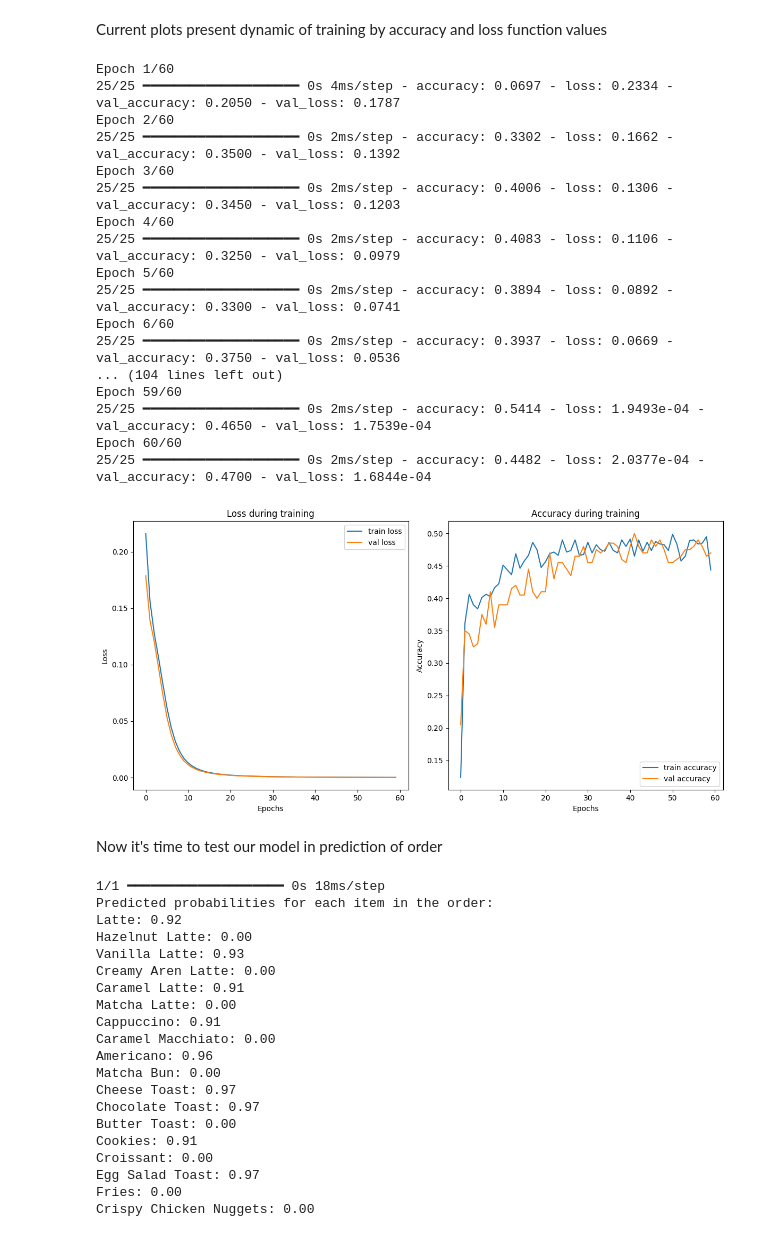
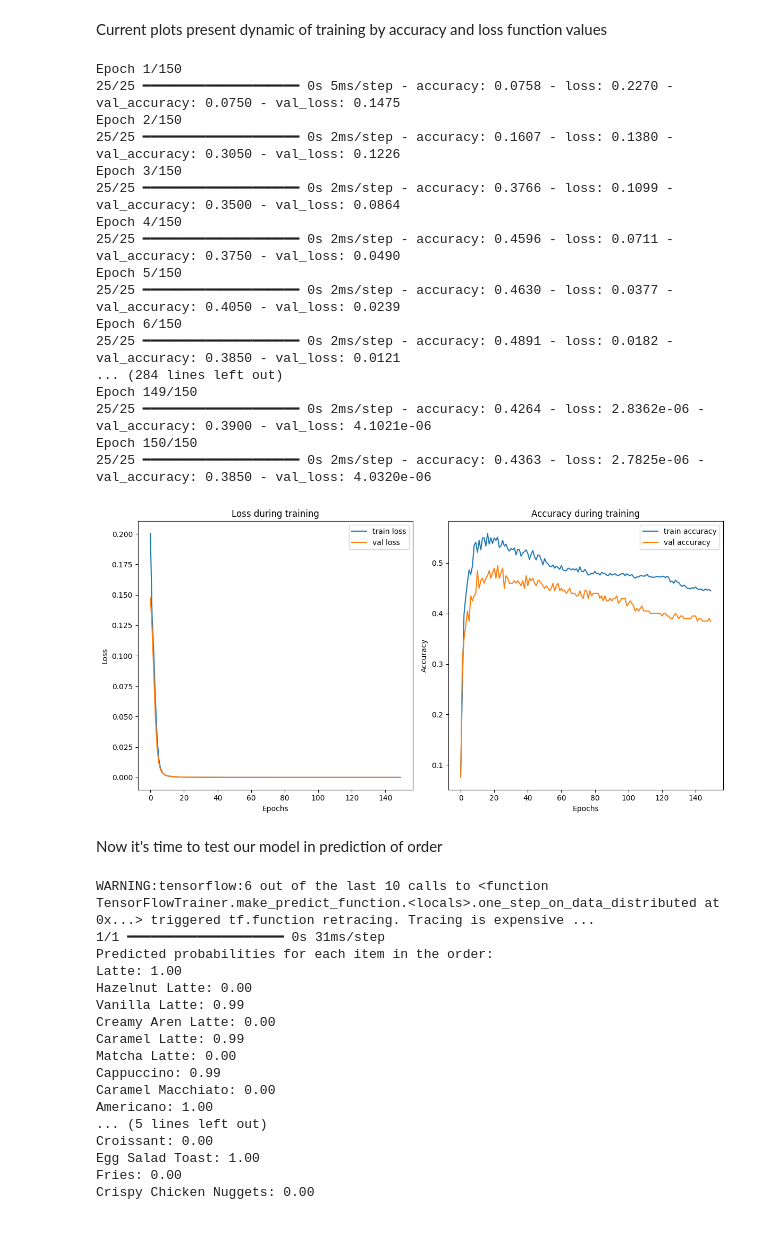
Before and after one commit to kurry-argo/coffeeshop-analysis, a Jupyter notebook: analysis.ipynb, the cells around one changed output. Cells and saved outputs as stored; diff of their text form; code cells hidden in the pictures.

```diff
--- a/analysis.ipynb
+++ b/analysis.ipynb
@@ -186,8 +186,8 @@ model = Sequential()
 # layers
 model.add(Dense(256, input_dim=X.shape[1], activation='relu'))
 # model.add(Dropout(0.05))
-# model.add(Dense(128, activation='relu'))
-model.add(Dropout(0.05))
+model.add(Dense(128, activation='relu'))
+# model.add(Dropout(0.05))
 model.add(Dense(X.shape[1], activation='sigmoid'))
 
 #optimizer and loss function
@@ -197,49 +197,49 @@ Current plots present dynamic of training by accuracy and loss function values
 # %%
 from sklearn.model_selection import train_test_split
 
 X_train, X_val, y_train, y_val = train_test_split(X, y, test_size=0.2, random_state=42)
-history = model.fit(X_train, y_train, epochs=60, batch_size=32, validation_data=(X_val, y_val))
+history = model.fit(X_train, y_train, epochs=150, batch_size=32, validation_data=(X_val, y_val))
 
 # loss func graphic
 plt.figure(figsize=(12, 6))
 plt.subplot(1, 2, 1)
 plt.plot(history.history['loss'], label='train loss')
 plt.plot(history.history['val_loss'], label='val loss')
 plt.title('Loss during training')
 plt.xlabel('Epochs')
 plt.ylabel('Loss')
 plt.legend()
 
 # accuracy func graphic
 plt.subplot(1, 2, 2)
 plt.plot(history.history['accuracy'], label='train accuracy')
 plt.plot(history.history['val_accuracy'], label='val accuracy')
 plt.title('Accuracy during training')
 plt.xlabel('Epochs')
 plt.ylabel('Accuracy')
 plt.legend()
 
 plt.tight_layout()
 plt.show()
 # %% [output]
-Epoch 1/60
-25/25 ━━━━━━━━━━━━━━━━━━━━ 0s 4ms/step - accuracy: 0.0697 - loss: 0.2334 - val_accuracy: 0.2050 - val_loss: 0.1787
-Epoch 2/60
-25/25 ━━━━━━━━━━━━━━━━━━━━ 0s 2ms/step - accuracy: 0.3302 - loss: 0.1662 - val_accuracy: 0.3500 - val_loss: 0.1392
-Epoch 3/60
-25/25 ━━━━━━━━━━━━━━━━━━━━ 0s 2ms/step - accuracy: 0.4006 - loss: 0.1306 - val_accuracy: 0.3450 - val_loss: 0.1203
-Epoch 4/60
-25/25 ━━━━━━━━━━━━━━━━━━━━ 0s 2ms/step - accuracy: 0.4083 - loss: 0.1106 - val_accuracy: 0.3250 - val_loss: 0.0979
-Epoch 5/60
-25/25 ━━━━━━━━━━━━━━━━━━━━ 0s 2ms/step - accuracy: 0.3894 - loss: 0.0892 - val_accuracy: 0.3300 - val_loss: 0.0741
-Epoch 6/60
-25/25 ━━━━━━━━━━━━━━━━━━━━ 0s 2ms/step - accuracy: 0.3937 - loss: 0.0669 - val_accuracy: 0.3750 - val_loss: 0.0536
-... (104 lines left out)
-Epoch 59/60
-25/25 ━━━━━━━━━━━━━━━━━━━━ 0s 2ms/step - accuracy: 0.5414 - loss: 1.9493e-04 - val_accuracy: 0.4650 - val_loss: 1.7539e-04
-Epoch 60/60
-25/25 ━━━━━━━━━━━━━━━━━━━━ 0s 2ms/step - accuracy: 0.4482 - loss: 2.0377e-04 - val_accuracy: 0.4700 - val_loss: 1.6844e-04
+Epoch 1/150
+25/25 ━━━━━━━━━━━━━━━━━━━━ 0s 5ms/step - accuracy: 0.0758 - loss: 0.2270 - val_accuracy: 0.0750 - val_loss: 0.1475
+Epoch 2/150
+25/25 ━━━━━━━━━━━━━━━━━━━━ 0s 2ms/step - accuracy: 0.1607 - loss: 0.1380 - val_accuracy: 0.3050 - val_loss: 0.1226
+Epoch 3/150
+25/25 ━━━━━━━━━━━━━━━━━━━━ 0s 2ms/step - accuracy: 0.3766 - loss: 0.1099 - val_accuracy: 0.3500 - val_loss: 0.0864
+Epoch 4/150
+25/25 ━━━━━━━━━━━━━━━━━━━━ 0s 2ms/step - accuracy: 0.4596 - loss: 0.0711 - val_accuracy: 0.3750 - val_loss: 0.0490
+Epoch 5/150
+25/25 ━━━━━━━━━━━━━━━━━━━━ 0s 2ms/step - accuracy: 0.4630 - loss: 0.0377 - val_accuracy: 0.4050 - val_loss: 0.0239
+Epoch 6/150
+25/25 ━━━━━━━━━━━━━━━━━━━━ 0s 2ms/step - accuracy: 0.4891 - loss: 0.0182 - val_accuracy: 0.3850 - val_loss: 0.0121
+... (284 lines left out)
+Epoch 149/150
+25/25 ━━━━━━━━━━━━━━━━━━━━ 0s 2ms/step - accuracy: 0.4264 - loss: 2.8362e-06 - val_accuracy: 0.3900 - val_loss: 4.1021e-06
+Epoch 150/150
+25/25 ━━━━━━━━━━━━━━━━━━━━ 0s 2ms/step - accuracy: 0.4363 - loss: 2.7825e-06 - val_accuracy: 0.3850 - val_loss: 4.0320e-06
-[figure, old version]
+[figure, new version]
 # %% [markdown]
 Now it's time to test our model in prediction of order
 # %%
@@ -254,23 +254,20 @@ print("Predicted probabilities for each item in the order:")
 for i, prob in enumerate(prediction[0]):
     print(f"{df.columns[i]}: {prob:.2f}")
 # %% [output]
-1/1 ━━━━━━━━━━━━━━━━━━━━ 0s 18ms/step
+WARNING:tensorflow:6 out of the last 10 calls to <function TensorFlowTrainer.make_predict_function.<locals>.one_step_on_data_distributed at 0x...> triggered tf.function retracing. Tracing is expensive ...
+1/1 ━━━━━━━━━━━━━━━━━━━━ 0s 31ms/step
 Predicted probabilities for each item in the order:
-Latte: 0.92
+Latte: 1.00
 Hazelnut Latte: 0.00
-Vanilla Latte: 0.93
+Vanilla Latte: 0.99
 Creamy Aren Latte: 0.00
-Caramel Latte: 0.91
+Caramel Latte: 0.99
 Matcha Latte: 0.00
-Cappuccino: 0.91
+Cappuccino: 0.99
 Caramel Macchiato: 0.00
-Americano: 0.96
-Matcha Bun: 0.00
-Cheese Toast: 0.97
-Chocolate Toast: 0.97
-Butter Toast: 0.00
-Cookies: 0.91
+Americano: 1.00
+... (5 lines left out)
 Croissant: 0.00
-Egg Salad Toast: 0.97
+Egg Salad Toast: 1.00
 Fries: 0.00
 Crispy Chicken Nuggets: 0.00
```
